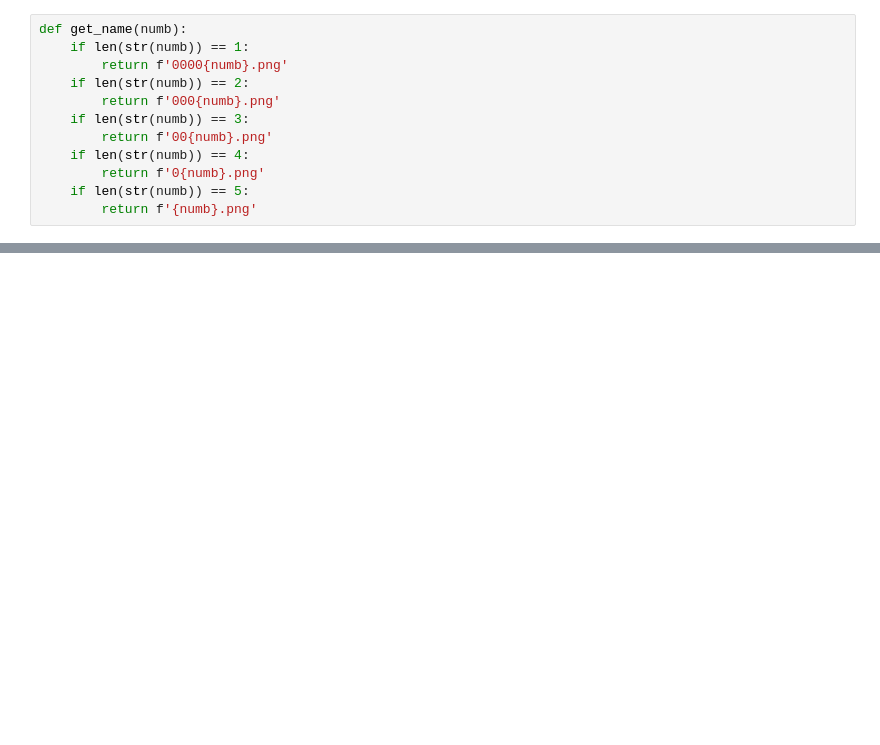
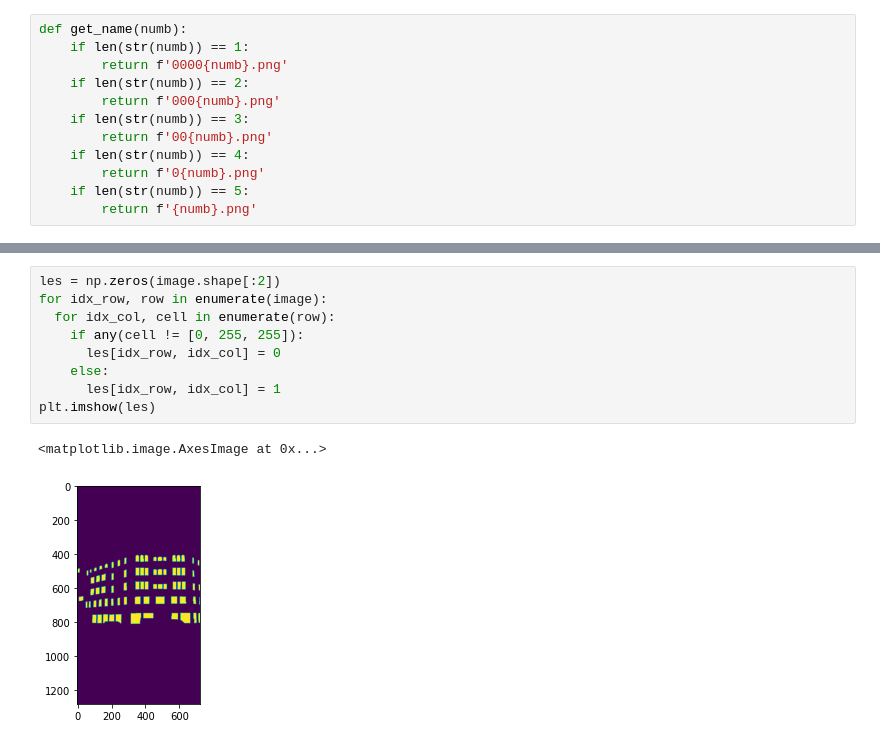
Before and after one commit to Tyrannozavr/machine_learning, a Jupyter notebook: segmentation.ipynb, the cells around one changed output, grey strips where cells are left out. Cells and saved outputs as stored; diff of their text form; blank space fills up the shorter version.

```diff
--- a/segmentation.ipynb
+++ b/segmentation.ipynb
@@ -58,0 +121,12 @@ for i in range(1, 7):
+# %%
+les = np.zeros(image.shape[:2])
+for idx_row, row in enumerate(image):
+  for idx_col, cell in enumerate(row):
+    if any(cell != [0, 255, 255]):
+      les[idx_row, idx_col] = 0
+    else:
+      les[idx_row, idx_col] = 1
+plt.imshow(les)
+# %% [output]
+<matplotlib.image.AxesImage at 0x...>
+[figure, added]
```
Also changed, not shown: parts of 47 cells of this notebook.
